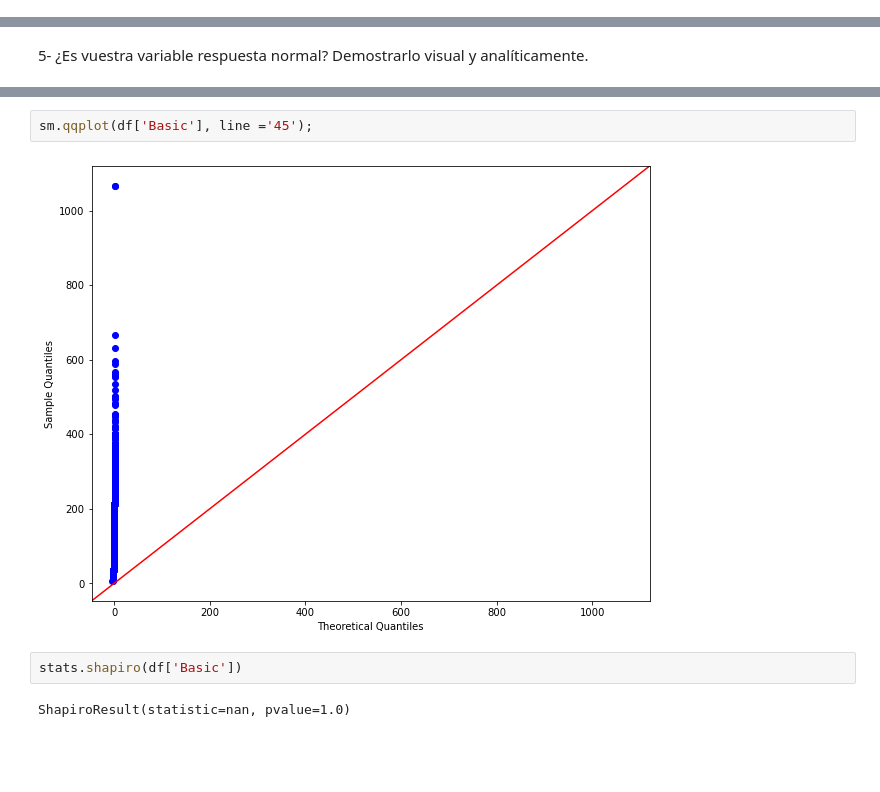
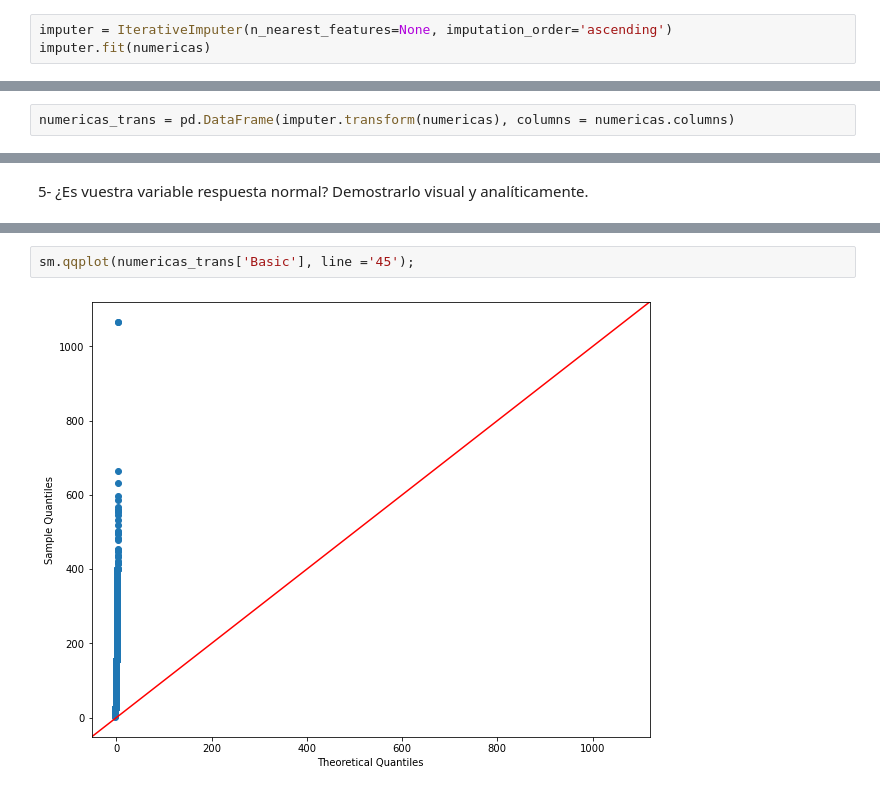
Before and after one commit to Adalab/promo-d-da-modulo1-sprint2-Paloma_Paula_Iris, a Jupyter notebook: regresion_lineal/1_intro_eda+2_test_estadisticos.ipynb, the cells around one changed output, grey strips where cells are left out. Cells and saved outputs as stored; diff of their text form; blank space fills up the shorter version.

```diff
--- a/regresion_lineal/1_intro_eda+2_test_estadisticos.ipynb
+++ b/regresion_lineal/1_intro_eda+2_test_estadisticos.ipynb
@@ -351,0 +280,3 @@ plt.show()
+# %%
+imputer = IterativeImputer(n_nearest_features=None, imputation_order='ascending')
+imputer.fit(numericas)
@@ -351,0 +285,2 @@ plt.show()
+# %%
+numericas_trans = pd.DataFrame(imputer.transform(numericas), columns = numericas.columns)
@@ -450,8 +409,4 @@ sns.histplot(basic_list, color='grey');
 # %%
-sm.qqplot(df['Basic'], line ='45');
+sm.qqplot(numericas_trans['Basic'], line ='45');
 # %% [output]
-[figure, old version]
+[figure, new version]
-# %%
-stats.shapiro(df['Basic'])
-# %% [output]
-ShapiroResult(statistic=nan, pvalue=1.0)
```
Also changed, not shown: parts of 25 cells of this notebook.
